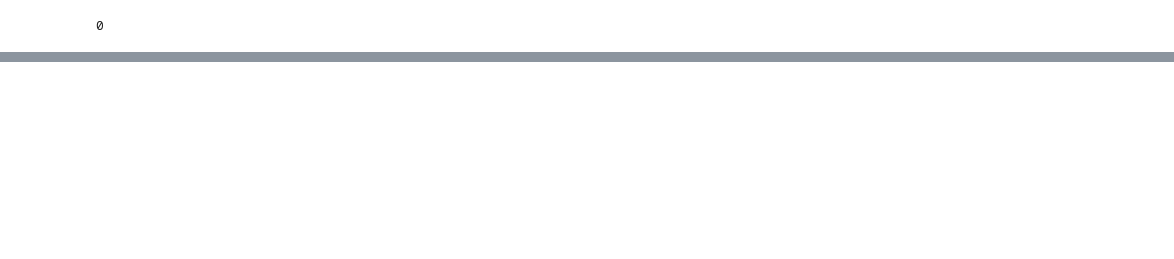
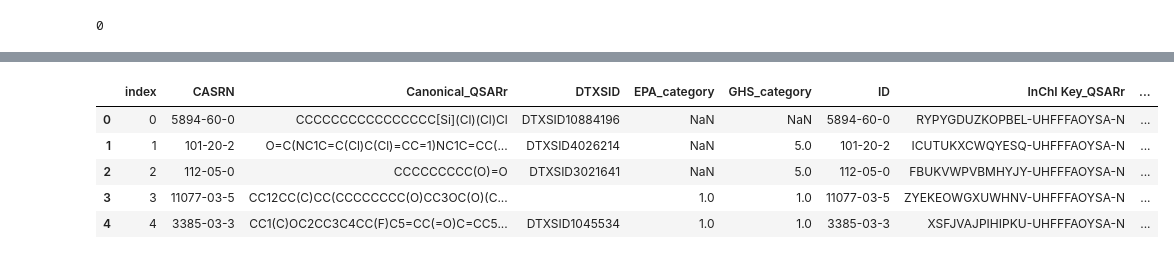
Before and after one commit to BielStela/Acute-Toxicity-QSAR, a Jupyter notebook: Data_exploration.ipynb, the cells around one changed output, grey strips where cells are left out. Cells and saved outputs as stored; diff of their text form; code cells hidden in the pictures; blank space fills up the shorter version.

```diff
--- a/Data_exploration.ipynb
+++ b/Data_exploration.ipynb
@@ -124,0 +144,9 @@ True
+# %%
+sdf_df.head()
+# %% [output]
+|  | index | CASRN | Canonical_QSARr | DTXSID | EPA_category | GHS_category | ID | InChI Key_QSARr | ... |
+| 0 | 0 | 5894-60-0 | CCCCCCCCCCCCCCCC[Si](Cl)(Cl)Cl | DTXSID10884196 | NaN | NaN | 5894-60-0 | RYPYGDUZKOPBEL-UHFFFAOYSA-N | ... |
+| 1 | 1 | 101-20-2 | O=C(NC1C=C(Cl)C(Cl)=CC=1)NC1C=CC(... | DTXSID4026214 | NaN | 5.0 | 101-20-2 | ICUTUKXCWQYESQ-UHFFFAOYSA-N | ... |
+| 2 | 2 | 112-05-0 | CCCCCCCCC(O)=O | DTXSID3021641 | NaN | 5.0 | 112-05-0 | FBUKVWPVBMHYJY-UHFFFAOYSA-N | ... |
+| 3 | 3 | 11077-03-5 | CC12CC(C)CC(CCCCCCCC(O)CC3OC(O)(C... |  | 1.0 | 1.0 | 11077-03-5 | ZYEKEOWGXUWHNV-UHFFFAOYSA-N | ... |
+| 4 | 4 | 3385-03-3 | CC1(C)OC2CC3C4CC(F)C5=CC(=O)C=CC5... | DTXSID1045534 | 1.0 | 1.0 | 3385-03-3 | XSFJVAJPIHIPKU-UHFFFAOYSA-N | ... |
```
Also changed, not shown: parts of 25 cells of this notebook.
